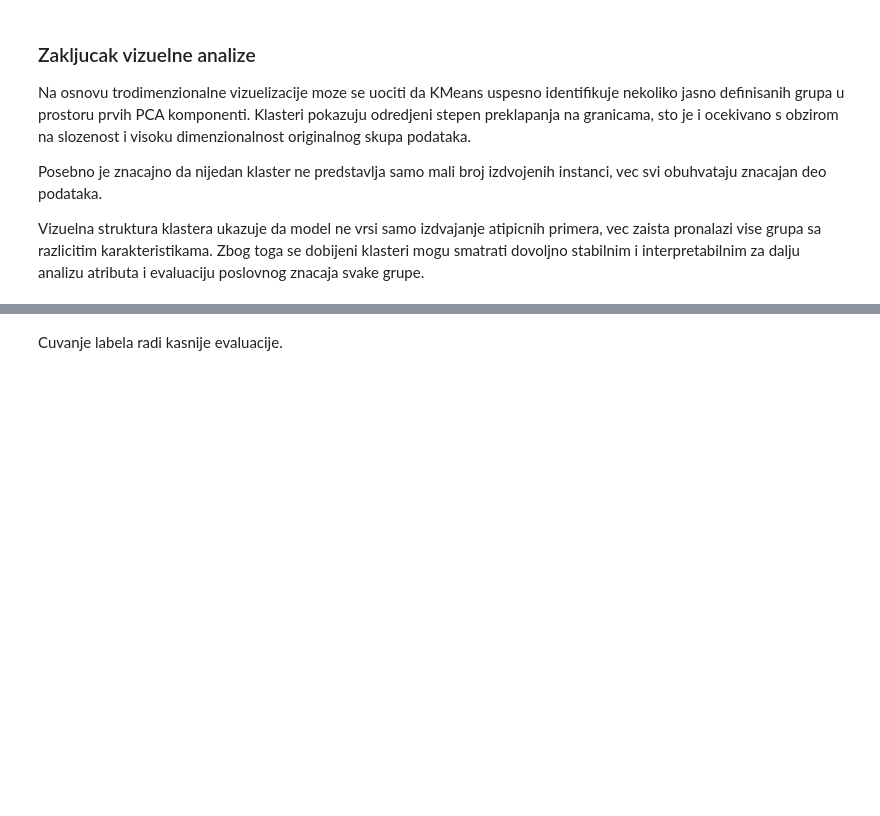
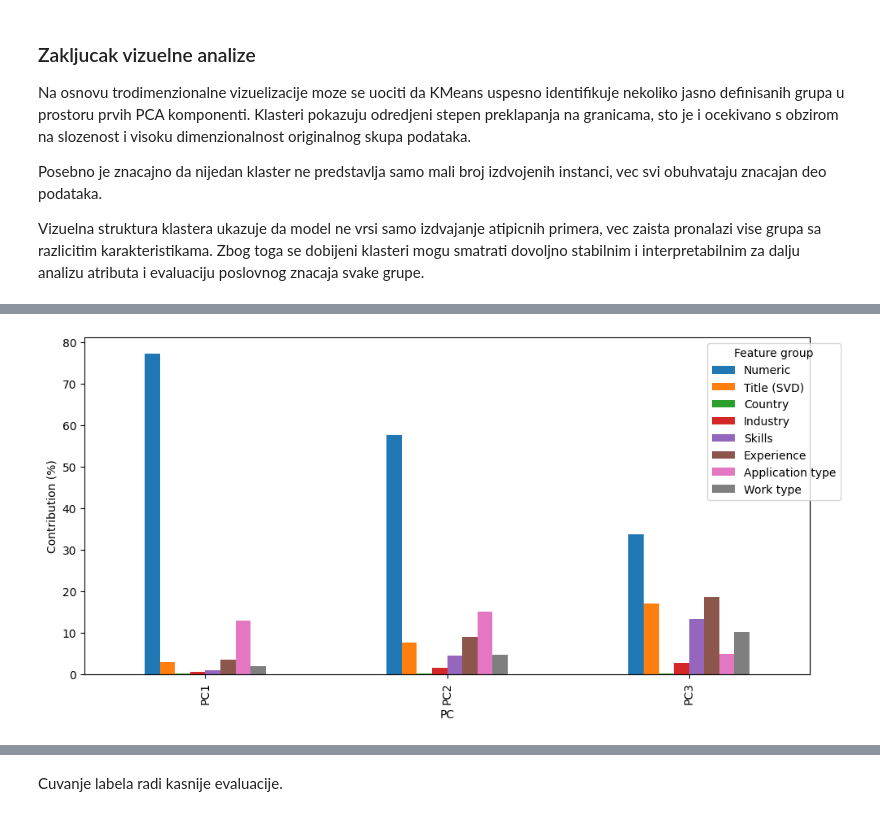
Before and after one commit to MarinaVr1/linkedin-job-postings-clustering, a Jupyter notebook: notebooks/clustering/kmeans.ipynb, the cells around one changed output, grey strips where cells are left out. Drawn from its saved outputs; the diff is of its cells as text; code cells hidden in the pictures; blank space fills up the shorter version.

```diff
--- a/notebooks/clustering/kmeans.ipynb
+++ b/notebooks/clustering/kmeans.ipynb
@@ -509,0 +518,4 @@ labels_kmeans_pca_3 = kmeans_pca_3.fit_predict(X_pca_3)
+# %%
+industries = pd.read_csv("../../data/industries.csv")
+# %%
+skills = pd.read_csv("../../data/skills.csv")
@@ -509,0 +564,20 @@ labels_kmeans_pca_3 = kmeans_pca_3.fit_predict(X_pca_3)
+# %%
+group_contributions = pd.DataFrame(
+    index=groups.keys(),
+    columns=["PC1", "PC2", "PC3"]
+)
+
+for group_name, cols in groups.items():
+
+    cols = [c for c in cols if c in loadings.index]
+
+    for pc in loadings.columns:
+        group_contributions.loc[group_name, pc] = (
+            loadings.loc[cols, pc]
+            .abs()
+            .mean()
+        )
+
+group_contributions = group_contributions.astype(float)
+
+group_contributions
@@ -509,0 +594,7 @@ labels_kmeans_pca_3 = kmeans_pca_3.fit_predict(X_pca_3)
+# %%
+group_percent = (
+    group_contributions /
+    group_contributions.sum(axis=0)
+) * 100
+
+group_percent.round(2)
@@ -509,0 +611,16 @@ labels_kmeans_pca_3 = kmeans_pca_3.fit_predict(X_pca_3)
+# %%
+import matplotlib.pyplot as plt
+
+group_percent.T.plot(
+    kind="bar",
+    figsize=(10,5)
+)
+
+plt.ylabel("Contribution (%)")
+plt.xlabel("PC")
+plt.legend(title="Feature group", bbox_to_anchor=(1.05,1))
+plt.tight_layout()
+
+plt.show()
+# %% [output]
+[figure, added]
```
Also changed, not shown: parts of 10 cells of this notebook, 1 other file.
